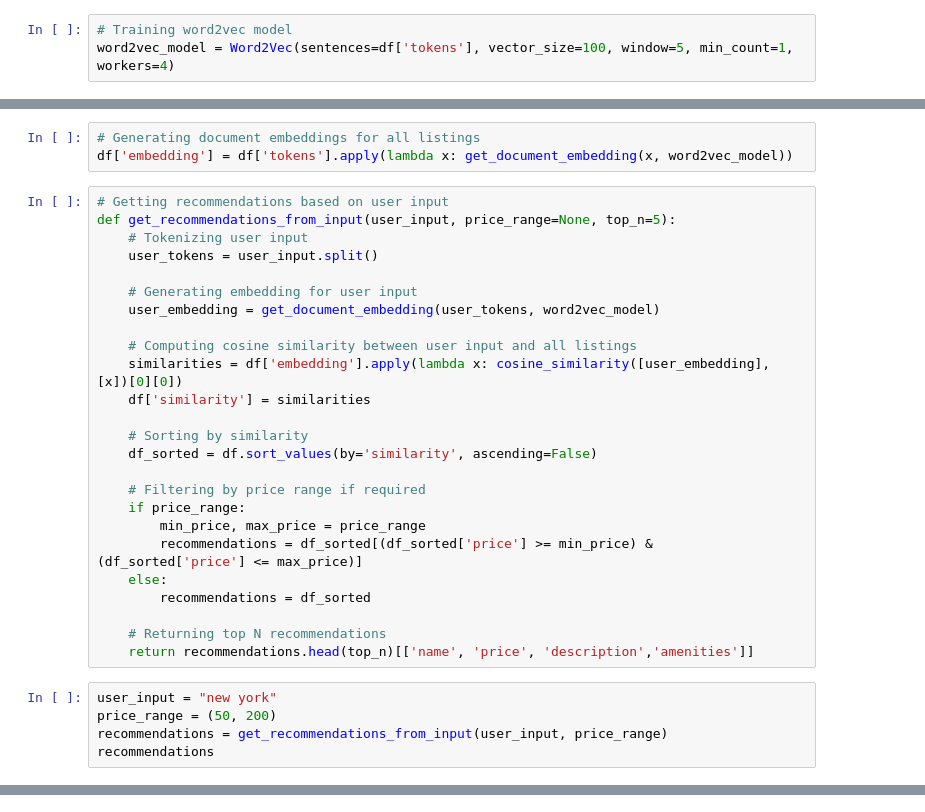
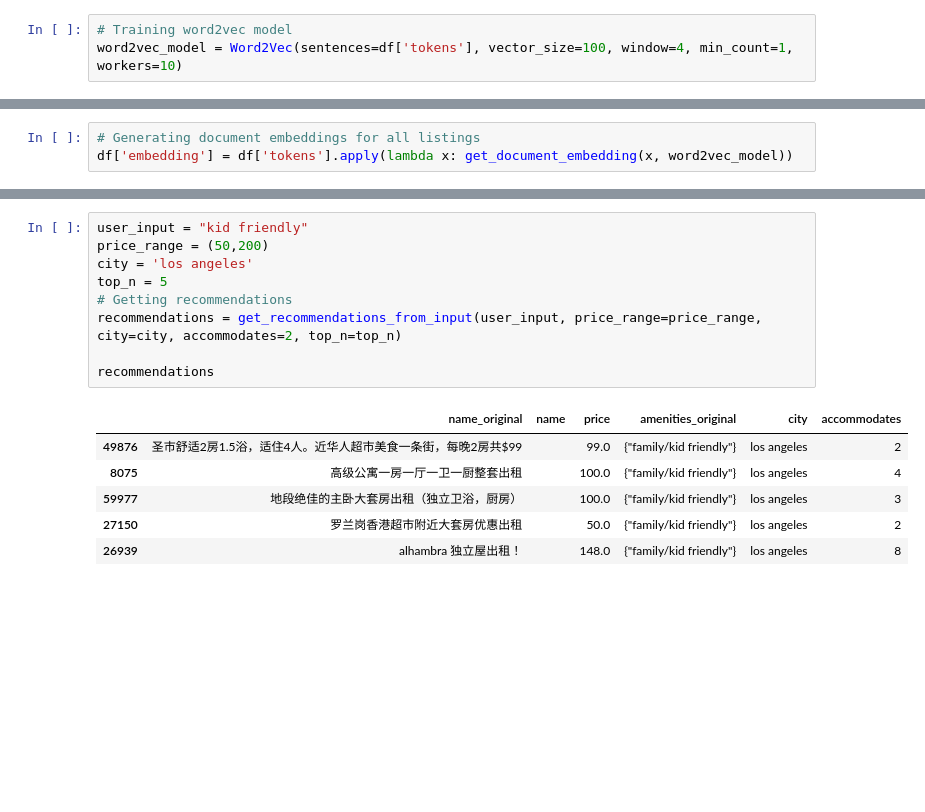
Before and after one commit to janejeshen/Recommendation-system-for-hotel-and-airbnbs, a Jupyter notebook: Recommendation_system.ipynb, the cells around one changed output, grey strips where cells are left out. Saved outputs shown, nothing was run; the diff lists cells and outputs as text; blank space fills up the shorter version.

```diff
--- a/Recommendation_system.ipynb
+++ b/Recommendation_system.ipynb
@@ -1038,6 +1026,6 @@ df['tokens'] = df['description_amenities'].apply(lambda x: x.split())
 # %%
 # Training word2vec model
-word2vec_model = Word2Vec(sentences=df['tokens'], vector_size=100, window=5, min_count=1, workers=4)
+word2vec_model = Word2Vec(sentences=df['tokens'], vector_size=100, window=4, min_count=1, workers=10)
 # %%
 # Generating document embeddings by averaging word embeddings
 def get_document_embedding(tokens, model):
@@ -1049,33 +1037,3 @@ def get_document_embedding(tokens, model):
 # %%
 # Generating document embeddings for all listings
 df['embedding'] = df['tokens'].apply(lambda x: get_document_embedding(x, word2vec_model))
-# %%
-# Getting recommendations based on user input
-def get_recommendations_from_input(user_input, price_range=None, top_n=5):
-    # Tokenizing user input
-    user_tokens = user_input.split()
-
-    # Generating embedding for user input
-    user_embedding = get_document_embedding(user_tokens, word2vec_model)
-
-    # Computing cosine similarity between user input and all listings
-    similarities = df['embedding'].apply(lambda x: cosine_similarity([user_embedding], [x])[0][0])
-    df['similarity'] = similarities
-
-    # Sorting by similarity
-    df_sorted = df.sort_values(by='similarity', ascending=False)
-
-    # Filtering by price range if required
-    if price_range:
-        min_price, max_price = price_range
-        recommendations = df_sorted[(df_sorted['price'] >= min_price) & (df_sorted['price'] <= max_price)]
-    else:
-        recommendations = df_sorted
-
-    # Returning top N recommendations
-    return recommendations.head(top_n)[['name', 'price', 'description','amenities']]
-# %%
-user_input = "new york"
-price_range = (50, 200)
-recommendations = get_recommendations_from_input(user_input, price_range)
-recommendations
@@ -1089 +1077,17 @@ recommendations
+# %%
+user_input = "kid friendly"
+price_range = (50,200)
+city = 'los angeles'
+top_n = 5
+# Getting recommendations
+recommendations = get_recommendations_from_input(user_input, price_range=price_range, city=city, accommodates=2, top_n=top_n)
+
+recommendations
+# %% [output]
+|  | name_original | name | price | amenities_original | city | accommodates |
+| 49876 | 圣市舒适2房1.5浴，适住4人。近华人超市美食一条街，每晚2房共$99 |  | 99.0 | {"family/kid friendly"} | los angeles | 2 |
+| 8075 | 高级公寓一房一厅一卫一厨整套出租 |  | 100.0 | {"family/kid friendly"} | los angeles | 4 |
+| 59977 | 地段绝佳的主卧大套房出租（独立卫浴，厨房） |  | 100.0 | {"family/kid friendly"} | los angeles | 3 |
+| 27150 | 罗兰岗香港超市附近大套房优惠出租 |  | 50.0 | {"family/kid friendly"} | los angeles | 2 |
+| 26939 | alhambra 独立屋出租！ |  | 148.0 | {"family/kid friendly"} | los angeles | 8 |
 # %%
```
Also changed, not shown: parts of 17 cells of this notebook, 6 other files.
